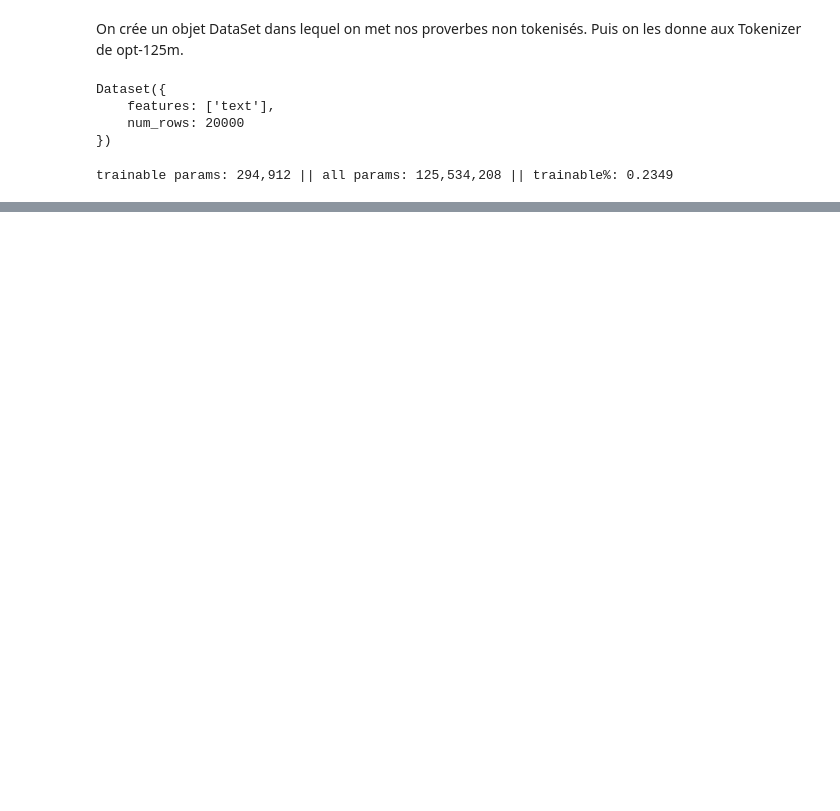
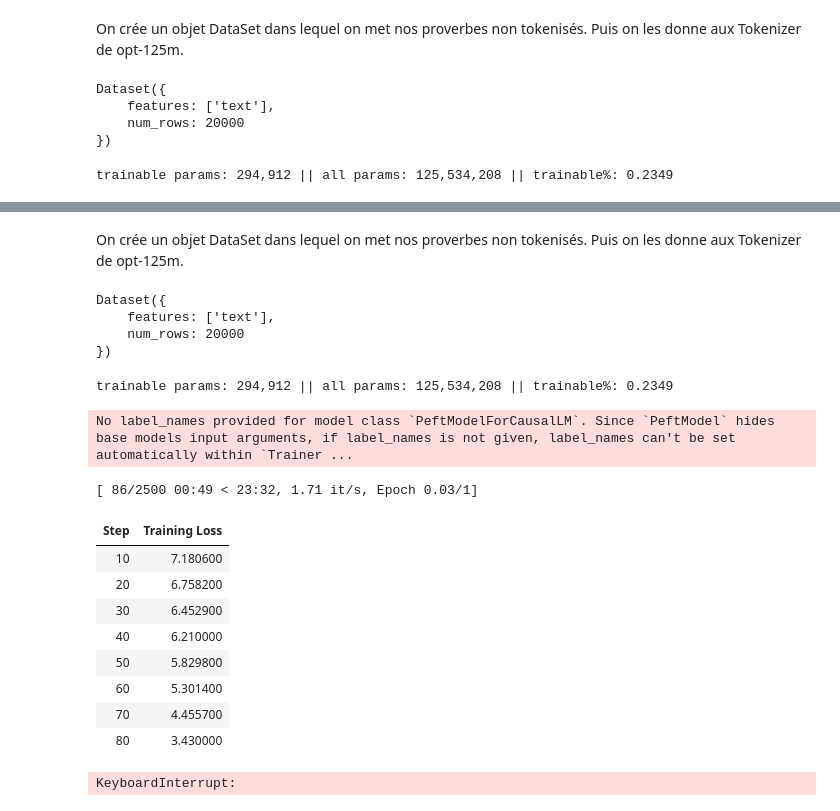
Before and after one commit to louis-thevenet/n7-deep-learning, a Jupyter notebook: main.ipynb, the cells around one changed output, grey strips where cells are left out. Saved outputs shown, nothing was run; the diff lists cells and outputs as text; code cells hidden in the pictures; blank space fills up the shorter version.

```diff
--- a/main.ipynb
+++ b/main.ipynb
@@ -217,0 +314,79 @@ A child that has no teeth is a coward.
+# %%
+from transformers import AutoTokenizer, AutoModelForCausalLM
+
+model_name = "facebook/opt-125m"
+tokenizer = AutoTokenizer.from_pretrained(model_name)
+tokenizer.pad_token = tokenizer.eos_token
+
+model = AutoModelForCausalLM.from_pretrained(model_name)
+# %% [markdown]
+On crée un objet DataSet dans lequel on met nos proverbes non tokenisés. Puis on les donne aux Tokenizer de opt-125m.
+# %%
+from datasets import Dataset
+used_proverbs = proverbs[0:20000]
+dataset = Dataset.from_dict({"text": used_proverbs})
+print(dataset)
+max_length = max([len(x) for x in used_proverbs])
+def tokenize_function(examples):
+    tokenized_inputs = tokenizer(examples["text"], truncation=True, padding="max_length", max_length=max_length)
+    tokenized_inputs["labels"] = tokenized_inputs["input_ids"].copy()
+    return tokenized_inputs
+
+tokenized_dataset = dataset.map(tokenize_function, batched=True)
+# %% [output]
+Dataset({
+    features: ['text'],
+    num_rows: 20000
+})
+# %%
+from peft import LoraConfig, get_peft_model
+
+lora_config = LoraConfig(
+    r=8,
+    lora_alpha=16,
+    target_modules=["q_proj", "v_proj"],
+    lora_dropout=0.05,
+    bias="none",
+    task_type="CAUSAL_LM"
+)
+
+model = get_peft_model(model, lora_config)
+model.print_trainable_parameters()
+# %% [output]
+trainable params: 294,912 || all params: 125,534,208 || trainable%: 0.2349
+# %%
+from transformers import TrainingArguments, Trainer
+
+training_args = TrainingArguments(
+    output_dir="./results",
+    per_device_train_batch_size=8,
+    per_device_eval_batch_size=8,
+    num_train_epochs=1,
+    logging_dir='./logs',
+    logging_steps=10,
+    eval_strategy="no",
+    save_strategy="epoch",
+    report_to="none"
+)
+
+trainer = Trainer(
+    model=model,
+    args=training_args,
+    train_dataset=tokenized_dataset,
+    tokenizer=tokenizer,
+)
+
+trainer.train()
+# %% [output]
+No label_names provided for model class `PeftModelForCausalLM`. Since `PeftModel` hides base models input arguments, if label_names is not given, label_names can't be set automatically within `Trainer ...
+[ 86/2500 00:49 < 23:32, 1.71 it/s, Epoch 0.03/1]
+| Step | Training Loss |
+| 10 | 7.180600 |
+| 20 | 6.758200 |
+| 30 | 6.452900 |
+| 40 | 6.210000 |
+| 50 | 5.829800 |
+| 60 | 5.301400 |
+| 70 | 4.455700 |
+| 80 | 3.430000 |
+KeyboardInterrupt:
```
Also changed, not shown: parts of 20 cells of this notebook.
